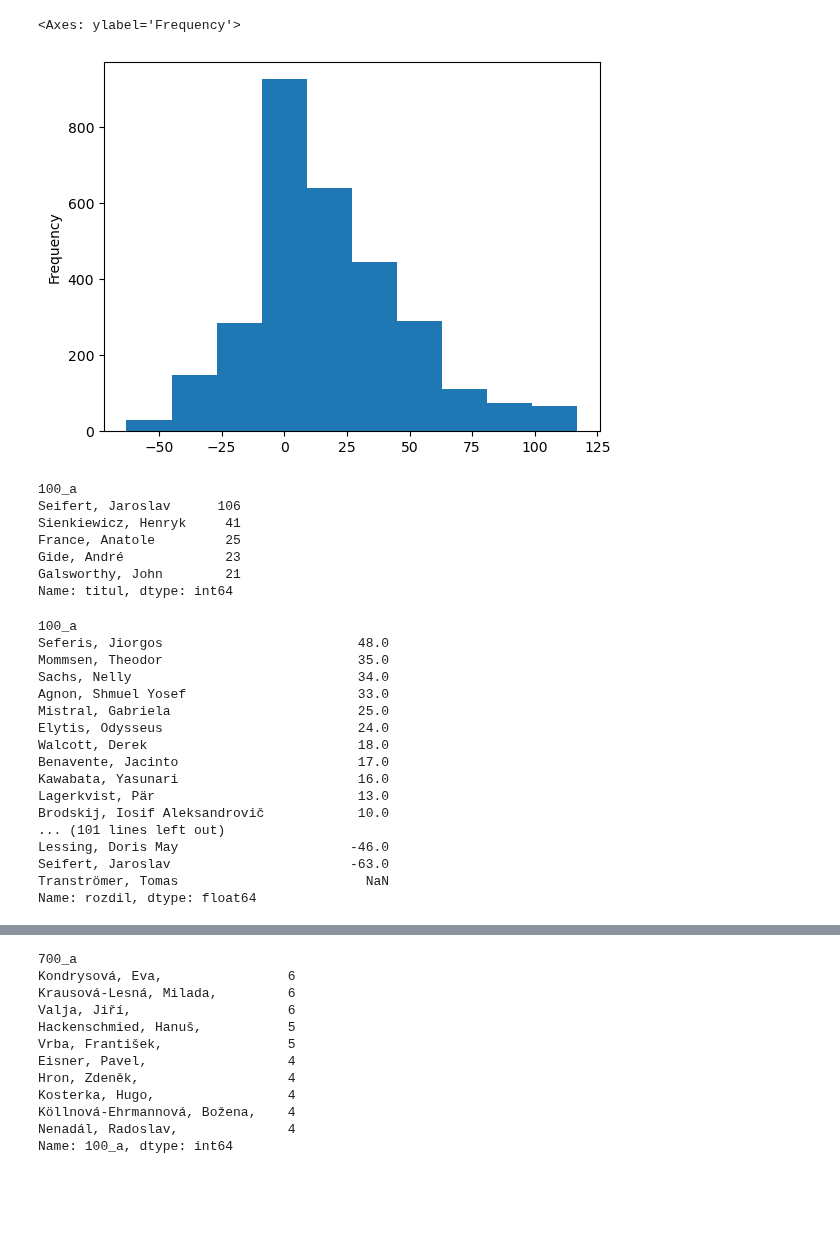
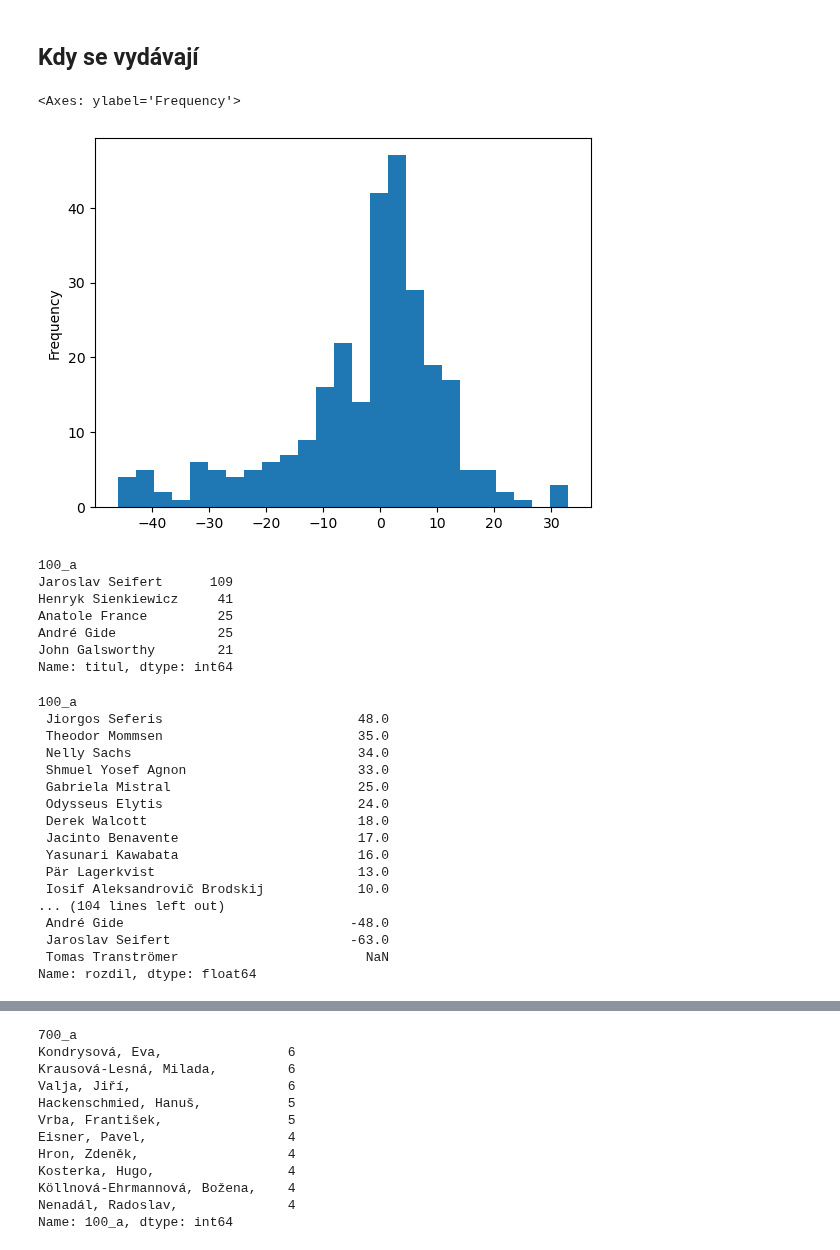
Before and after one commit to DataRozhlas/knizni-peoplemetr, a Jupyter notebook: 120c_nobelovky.ipynb, the cells around one changed output, grey strips where cells are left out. Drawn from its saved outputs; the diff is of its cells as text; code cells hidden in the pictures; blank space fills up the shorter version.

```diff
--- a/120c_nobelovky.ipynb
+++ b/120c_nobelovky.ipynb
@@ -14,7 +16,8 @@ df = pd.DataFrame()
 for f in os.listdir(odkud):
     pracovni = pd.read_parquet(os.path.join(odkud, f))
     kod = f.split('_')[2].split('.')[0]
-    print(kod)
     pracovni = pracovni[pracovni['100_7'].astype(str).str.contains(kod, na=False)]
+    if len(pracovni) == 0:
+        print(f"{f}: nulová délka")
     df = pd.concat([df, pracovni])
 # %% [output]
@@ -74,0 +25,2 @@ df
+# %%
+df.loc[df['008'] == '150413q20142015xr     g      000 p cze', 'rok']=2014
@@ -81 +56,3 @@ df['100_a'] = df['100_a'].apply(lambda x: x[:-1] if x != None else None)
+# %%
+df['100_a'] = df['100_a'].apply(lambda x: f"{x.split(',')[1]} {x.split(',')[0]}" if ',' in x else x)
 # %%
@@ -124,35 +153,37 @@ df['rozdil'] = df['rok'] - df['nobelovka']
+# %% [markdown]
+## Kdy se vydávají
 # %%
-df['rozdil'].plot.hist()
+df[df['nobelovka'] >= 1990]['rozdil'].plot.hist(bins=25)
 # %% [output]
 <Axes: ylabel='Frequency'>
-[figure, old version]
+[figure, new version]
 # %%
 df[df['rozdil'] < 0].groupby('100_a')['titul'].nunique().nlargest()
 # %% [output]
 100_a
-Seifert, Jaroslav      106
-Sienkiewicz, Henryk     41
-France, Anatole         25
-Gide, André             23
-Galsworthy, John        21
+Jaroslav Seifert      109
+Henryk Sienkiewicz     41
+Anatole France         25
+André Gide             25
+John Galsworthy        21
 Name: titul, dtype: int64
 # %%
 df.groupby('100_a')['rozdil'].min().nlargest(200)
 # %% [output]
 100_a
-Seferis, Jiorgos                         48.0
-Mommsen, Theodor                         35.0
-Sachs, Nelly                             34.0
-Agnon, Shmuel Yosef                      33.0
-Mistral, Gabriela                        25.0
-Elytis, Odysseus                         24.0
-Walcott, Derek                           18.0
-Benavente, Jacinto                       17.0
-Kawabata, Yasunari                       16.0
-Lagerkvist, Pär                          13.0
-Brodskij, Iosif Aleksandrovič            10.0
-... (101 lines left out)
-Lessing, Doris May                      -46.0
-Seifert, Jaroslav                       -63.0
-Tranströmer, Tomas                        NaN
+ Jiorgos Seferis                         48.0
+ Theodor Mommsen                         35.0
+ Nelly Sachs                             34.0
+ Shmuel Yosef Agnon                      33.0
+ Gabriela Mistral                        25.0
+ Odysseus Elytis                         24.0
+ Derek Walcott                           18.0
+ Jacinto Benavente                       17.0
+ Yasunari Kawabata                       16.0
+ Pär Lagerkvist                          13.0
+ Iosif Aleksandrovič Brodskij            10.0
+... (104 lines left out)
+ André Gide                             -48.0
+ Jaroslav Seifert                       -63.0
+ Tomas Tranströmer                        NaN
 Name: rozdil, dtype: float64
```
Also changed, not shown: parts of 41 cells of this notebook, 6 other files.
